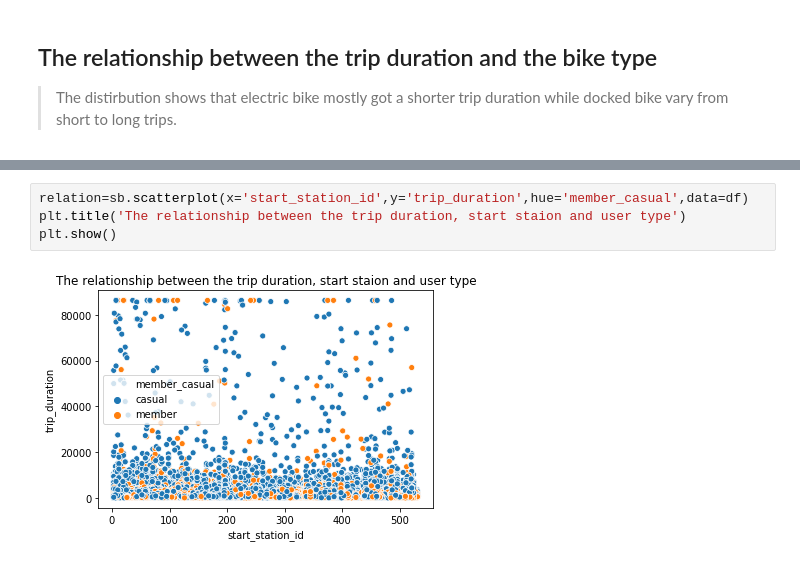
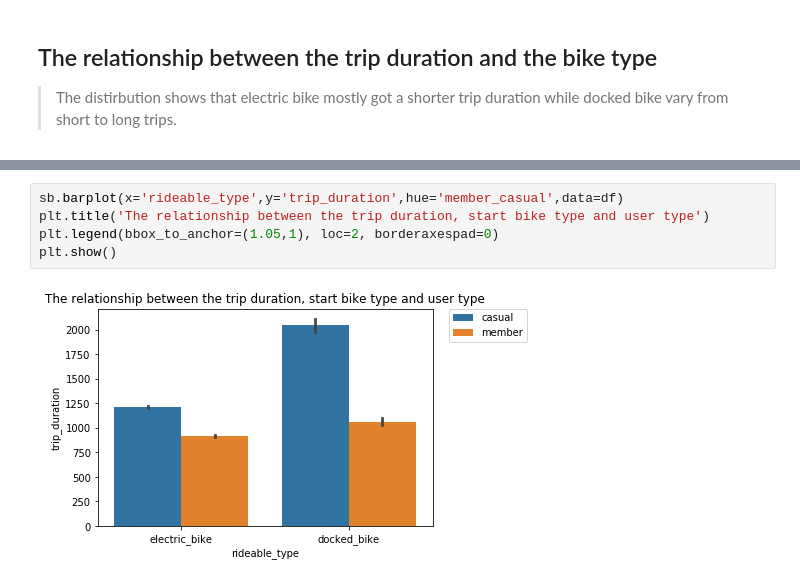
Before and after one commit to osailansamar/Udacity_DataAnalysis_CommunicateDataFindings, a Jupyter notebook: slide_deck_template.ipynb, the cells around one changed output, grey strips where cells are left out. Cells and saved outputs as stored; diff of their text form.

```diff
--- a/slide_deck_template.ipynb
+++ b/slide_deck_template.ipynb
@@ -112,6 +118,7 @@ plt.show()
 # %%
-relation=sb.scatterplot(x='start_station_id',y='trip_duration',hue='member_casual',data=df)
-plt.title('The relationship between the trip duration, start staion and user type')
+sb.barplot(x='rideable_type',y='trip_duration',hue='member_casual',data=df)
+plt.title('The relationship between the trip duration, start bike type and user type')
+plt.legend(bbox_to_anchor=(1.05,1), loc=2, borderaxespad=0)
 plt.show()
 # %% [output]
-[figure, old version]
+[figure, new version]
```
Also changed, not shown: parts of 5 cells of this notebook, 4 other files.
